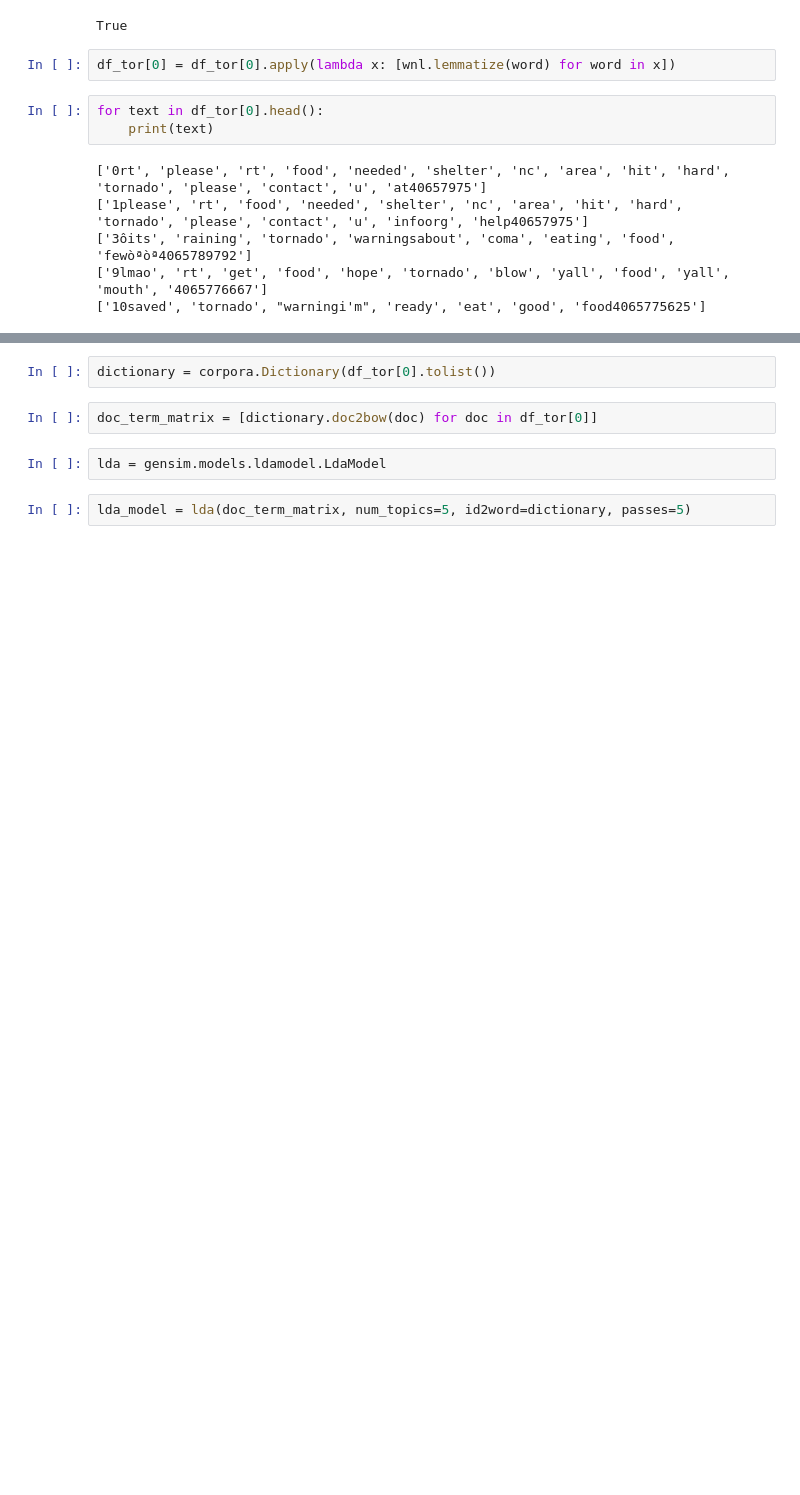
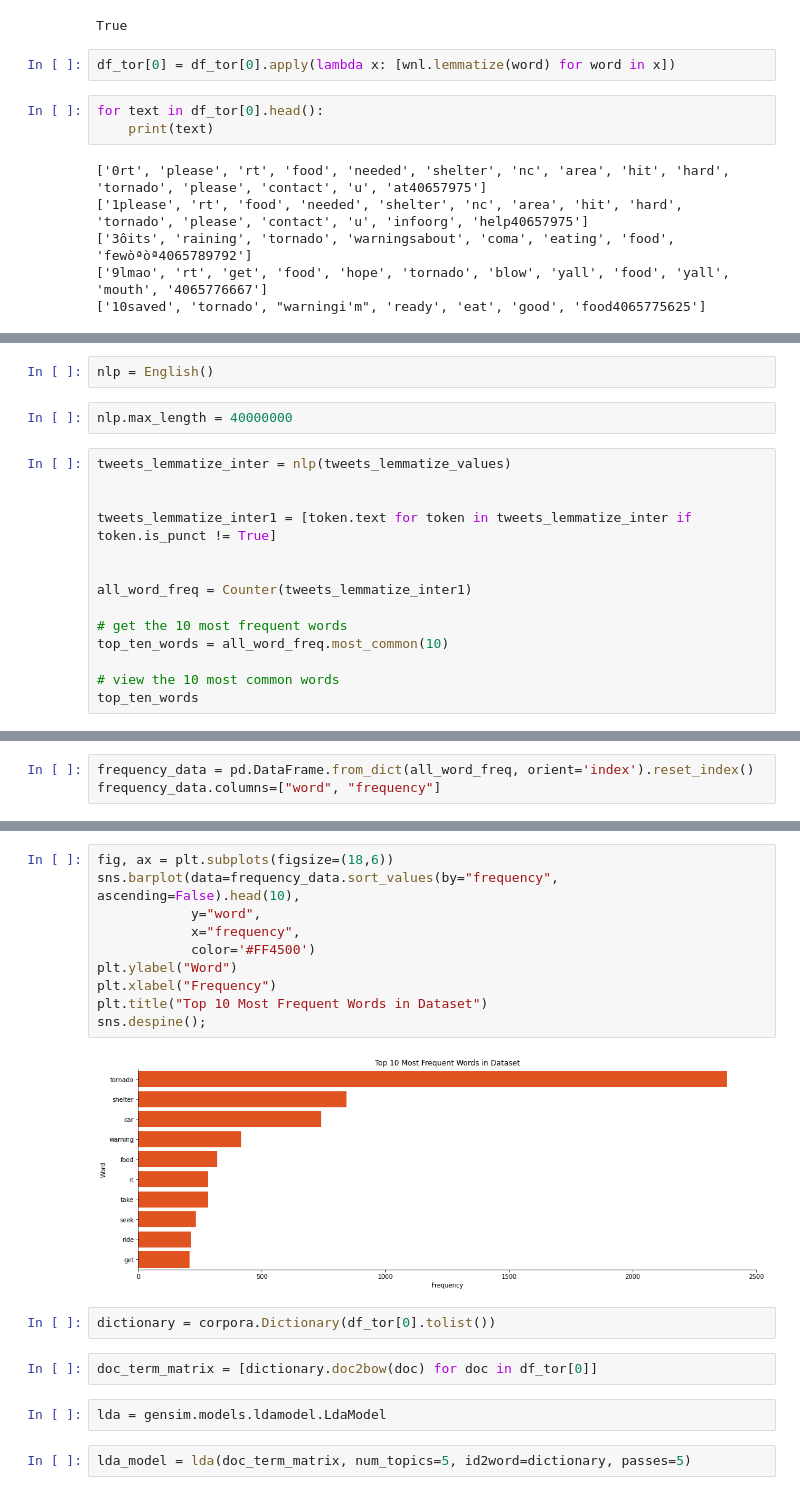
Before and after one commit to HarmanBhutani/ML_projects, a Jupyter notebook: Assignment4_PartA.ipynb, the cells around one changed output, grey strips where cells are left out. Saved outputs shown, nothing was run; the diff lists cells and outputs as text; blank space fills up the shorter version.

Commit message:
Frequency distribution added

```diff
--- a/Assignment4_PartA.ipynb
+++ b/Assignment4_PartA.ipynb
@@ -200,0 +212,18 @@ for text in df_tor[0].head():
+# %%
+nlp = English()
+# %%
+nlp.max_length = 40000000
+# %%
+tweets_lemmatize_inter = nlp(tweets_lemmatize_values)
+
+
+tweets_lemmatize_inter1 = [token.text for token in tweets_lemmatize_inter if token.is_punct != True]
+
+
+all_word_freq = Counter(tweets_lemmatize_inter1)
+
+# get the 10 most frequent words
+top_ten_words = all_word_freq.most_common(10)
+
+# view the 10 most common words
+top_ten_words
@@ -200,0 +241,3 @@ for text in df_tor[0].head():
+# %%
+frequency_data = pd.DataFrame.from_dict(all_word_freq, orient='index').reset_index()
+frequency_data.columns=["word", "frequency"]
@@ -201,3 +256,15 @@ for text in df_tor[0].head():
+# %%
+fig, ax = plt.subplots(figsize=(18,6))
+sns.barplot(data=frequency_data.sort_values(by="frequency", ascending=False).head(10),
+            y="word",
+            x="frequency",
+            color='#FF4500')
+plt.ylabel("Word")
+plt.xlabel("Frequency")
+plt.title("Top 10 Most Frequent Words in Dataset")
+sns.despine();
+# %% [output]
+[figure, added]
 # %%
 dictionary = corpora.Dictionary(df_tor[0].tolist())
 # %%
```
Also changed, not shown: parts of 7 cells of this notebook.
